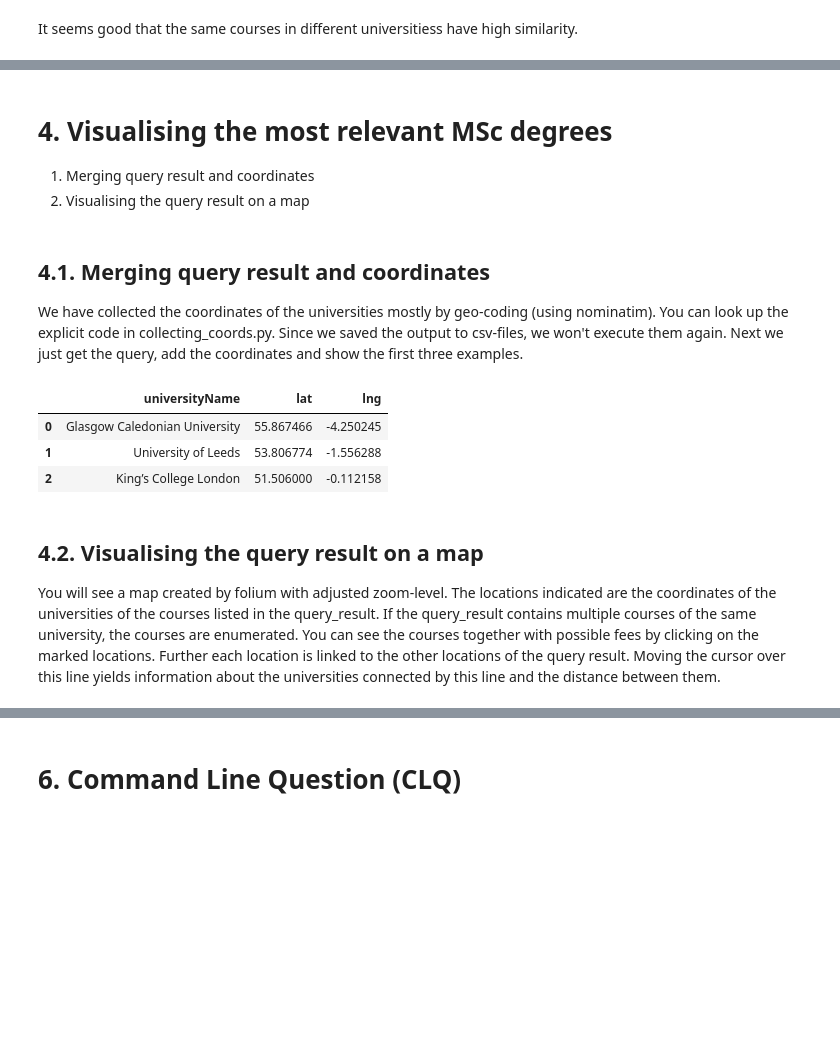
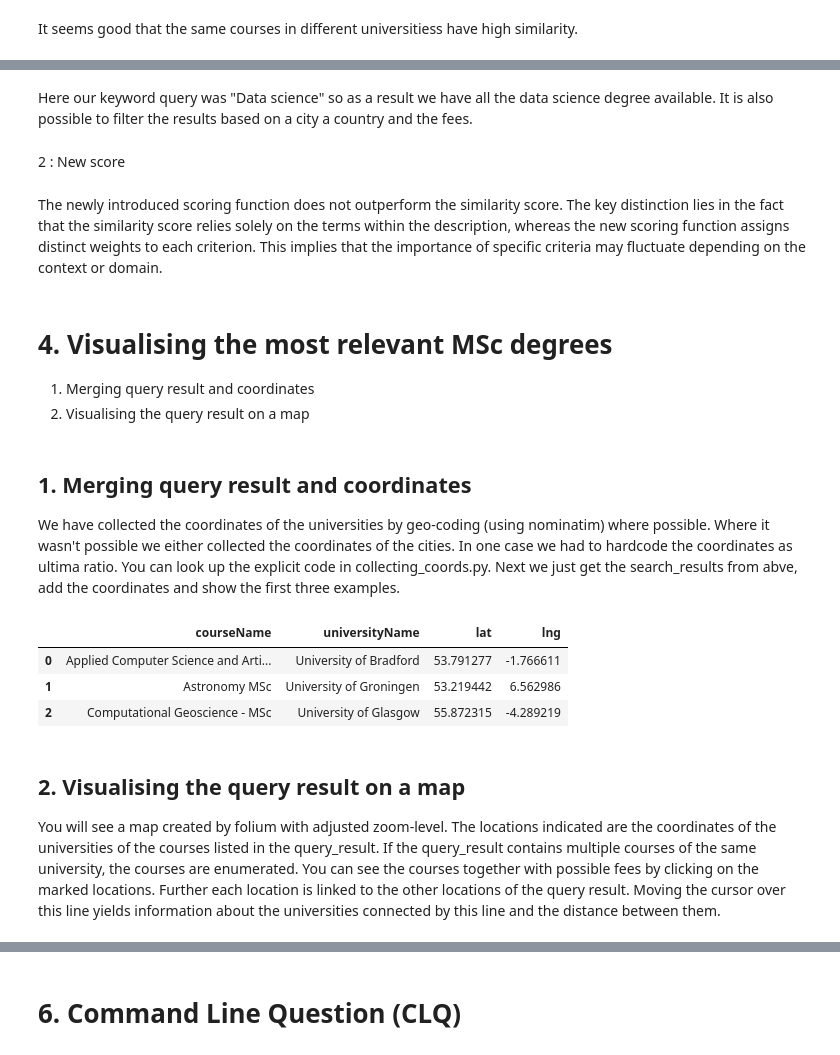
Before and after one commit to Reeb00/HW3_group1, a Jupyter notebook: main.ipynb, the cells around one changed output, grey strips where cells are left out. Drawn from its saved outputs; the diff is of its cells as text; code cells hidden in the pictures; blank space fills up the shorter version.

```diff
--- a/main.ipynb
+++ b/main.ipynb
@@ -392,0 +477,4 @@ It seems good that the same courses in different universitiess have high similar
+# %% [markdown]
+Here our keyword query was "Data science" so as a result we have all the data science degree available. It is also possible to filter the results based on a city a country and the fees.
+# %% [markdown]
+2 : New score
@@ -393,3 +523,5 @@ It seems good that the same courses in different universitiess have high similar
+# %% [markdown]
+The newly introduced scoring function does not outperform the similarity score. The key distinction lies in the fact that the similarity score relies solely on the terms within the description, whereas the new scoring function assigns distinct weights to each criterion. This implies that the importance of specific criteria may fluctuate depending on the context or domain.
 # %% [markdown]
 # 4. Visualising the most relevant MSc degrees
 1. Merging query result and coordinates
@@ -398,19 +530,21 @@ It seems good that the same courses in different universitiess have high similar
 import general_functions
 import collecting_coords
 # %% [markdown]
-## 4.1. Merging query result and coordinates
-We have collected the coordinates of the universities mostly by geo-coding (using nominatim). You can look up the explicit code in collecting_coords.py. Since we saved the output to csv-files, we won't execute them again. Next we just get the query, add the coordinates and show the first three examples.
+## 1. Merging query result and coordinates
+We have collected the coordinates of the universities by geo-coding (using nominatim) where possible. Where it wasn't possible we either collected the coordinates of the cities. In one case we had to hardcode the coordinates as ultima ratio.
+You can look up the explicit code in collecting_coords.py.
+Next we just get the search_results from abve, add the coordinates and show the first three examples.
 # %%
-query_result = general_functions.get_query_result()
+query_result = search_results.copy()
 query_result = collecting_coords.add_coords(query_result)
-query_result[['universityName','lat','lng']].drop_duplicates().head(3)
+query_result[['courseName','universityName','lat','lng']].head(3)
 # %% [output]
-|  | universityName | lat | lng |
-| 0 | Glasgow Caledonian University | 55.867466 | -4.250245 |
-| 1 | University of Leeds | 53.806774 | -1.556288 |
-| 2 | King’s College London | 51.506000 | -0.112158 |
+|  | courseName | universityName | lat | lng |
+| 0 | Applied Computer Science and Arti... | University of Bradford | 53.791277 | -1.766611 |
+| 1 | Astronomy MSc | University of Groningen | 53.219442 | 6.562986 |
+| 2 | Computational Geoscience - MSc | University of Glasgow | 55.872315 | -4.289219 |
 # %% [markdown]
-## 4.2. Visualising the query result on a map
+## 2. Visualising the query result on a map
 You will see a map created by folium with adjusted zoom-level. The locations indicated are the coordinates of the universities of the courses listed in the query_result. If the query_result contains multiple courses of the same university, the courses are enumerated. You can see the courses together with possible fees by clicking on the marked locations.
 Further each location is linked to the other locations of the query result. Moving the cursor over this line yields information about the universities connected by this line and the distance between them.
 # %%
```
Also changed, not shown: parts of 4 cells of this notebook.
